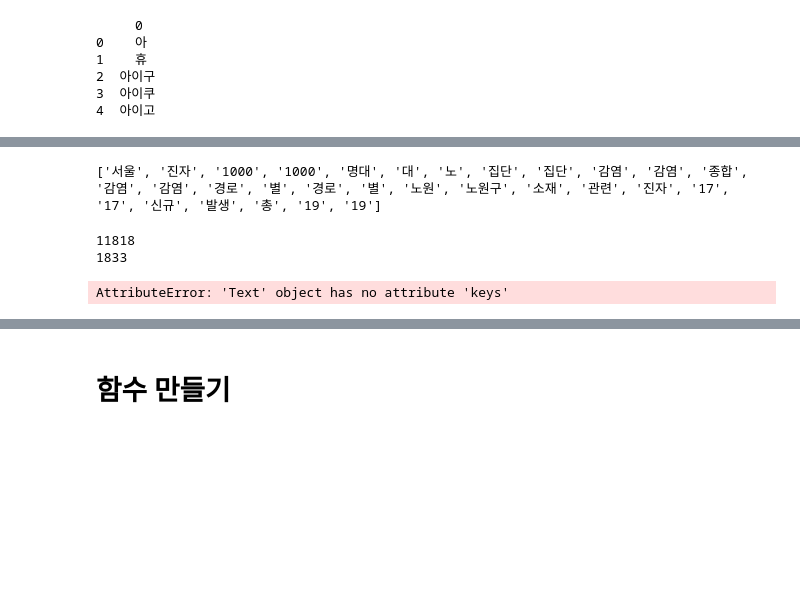
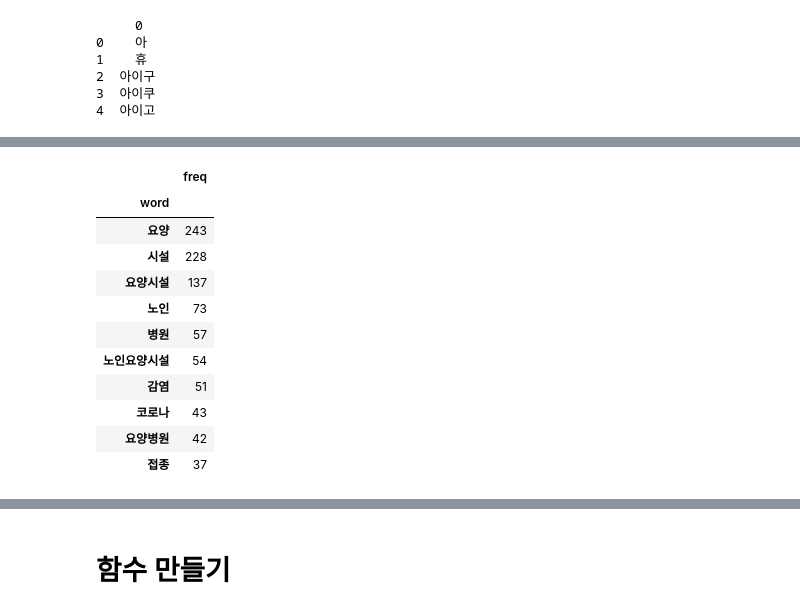
Before and after one commit to 2021-SSF/WeCare_BigData, a Jupyter notebook: google_crawl.ipynb, the cells around one changed output, grey strips where cells are left out. Drawn from its saved outputs; the diff is of its cells as text; code cells hidden in the pictures; blank space fills up the shorter version.

```diff
--- a/google_crawl.ipynb
+++ b/google_crawl.ipynb
@@ -145,3 +123,26 @@ nounsString = ' '.join(nounsList)
+# %%
+data1 = pd.read_csv("data/google_crawl/2021-11-11_요양시설_goole.csv")
+data2 = pd.read_csv("data/google_crawl/2021-11-11_요양원_goole.csv")
+
+def make_Freq_df(data) :
+    #형태소 분석
+    nounsList = []
+    kkma = Kkma()
+    for i in range(len(data)):
+        titleNoun = kkma.nouns(data.loc[i, "title"])
+        #articleNoun = kkma.nouns(data.loc[i, "article"])
+        nounsList.append(titleNoun)
+        #nounsList.append(articleNoun)
+    # 이중리스트 풀기
+    nounsList = [y for x in nounsList for y in x]
+    nounsList = [noun for noun in nounsList if (len(noun) >= 2) and noun.isdigit()==False ]
+
+    #nltk.Text로 Text 객체 생성
+    nouns_text = nltk.Text(nounsList)
+
+    # DataFrame으로 만들기
+    FreqDf = pd.DataFrame(nouns_text.vocab().most_common(), columns=['word', 'freq'])
+    return FreqDf.set_index('word').head(10)
 # %%
 # 불용어 설정 (불용어 추가 : txt파일 수정)
 # 출처 = https://www.ranks.nl/stopwords
@@ -193,17 +161,0 @@ nouns_text.plot(40)
-# %%
-#Okt.morphs() 로 토큰화 하는 방법
-word_tokens2 = t.morphs(nounsString)
-#print(word_tokens2[:10])
-result2 = []
-for w in word_tokens2:
-    if w not in stopList:
-        result2.append(w)
-print(result2[:30])
-# %% [output]
-['서울', '진자', '1000', '1000', '명대', '대', '노', '집단', '집단', '감염', '감염', '종합', '감염', '감염', '경로', '별', '경로', '별', '노원', '노원구', '소재', '관련', '진자', '17', '17', '신규', '발생', '총', '19', '19']
-# %%
-print(len(nouns_text.tokens))
-print(len(set(nouns_text.tokens)))
-# %% [output]
-11818
-1833
@@ -213,4 +162,18 @@ print(len(set(nouns_text.tokens)))
-# %%
-plt.bar(x=nouns_text.keys, height=nouns_text.values)
-# %% [output]
-AttributeError: 'Text' object has no attribute 'keys'
+# %%
+data1_Freq = make_Freq_df(data1)
+data2_Freq = make_Freq_df(data2)
+# %%
+display(data1_Freq)
+# %% [output]
+|  | freq |
+| word |  |
+| 요양 | 243 |
+| 시설 | 228 |
+| 요양시설 | 137 |
+| 노인 | 73 |
+| 병원 | 57 |
+| 노인요양시설 | 54 |
+| 감염 | 51 |
+| 코로나 | 43 |
+| 요양병원 | 42 |
+| 접종 | 37 |
```
Also changed, not shown: parts of 21 cells of this notebook, 4 other files.
